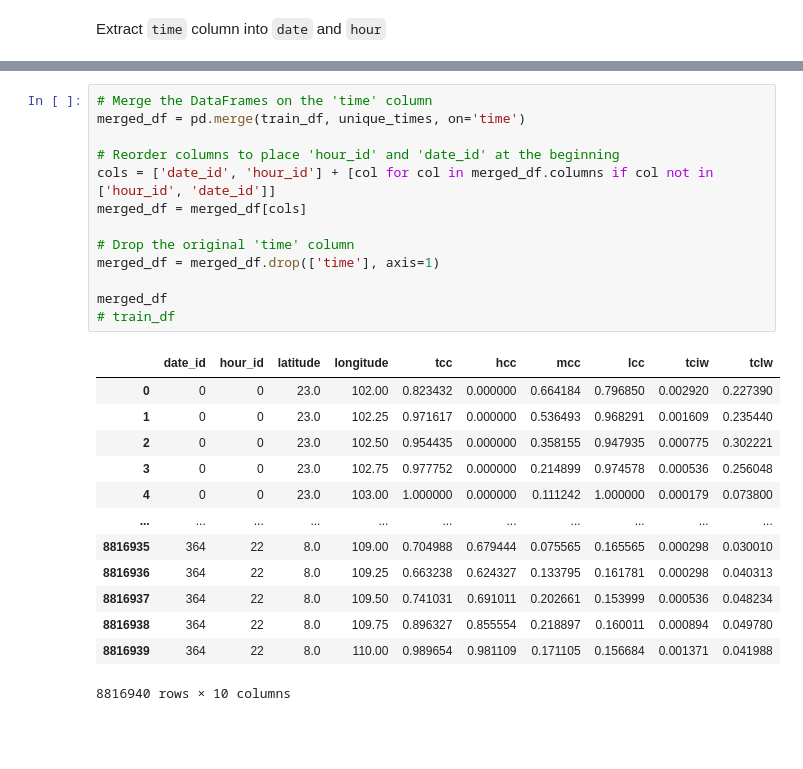
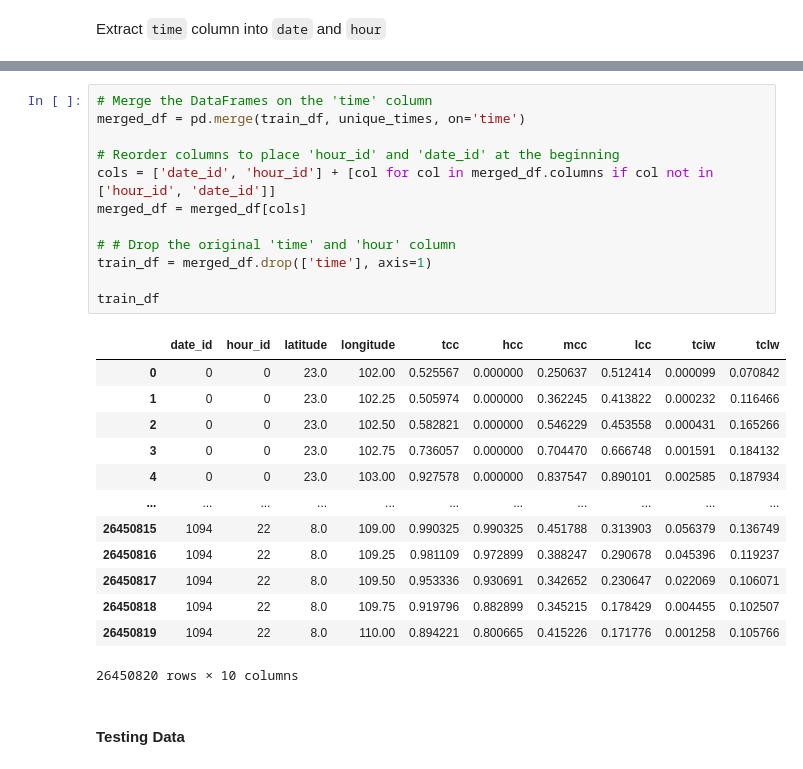
Before and after one commit to anhphan2705/cloud_predictor, a Jupyter notebook: notebooks/data_process.ipynb, the cells around one changed output, grey strips where cells are left out. Drawn from its saved outputs; the diff is of its cells as text; blank space fills up the shorter version.

```diff
--- a/notebooks/data_process.ipynb
+++ b/notebooks/data_process.ipynb
@@ -536,27 +530,28 @@ train_df
 # %%
 # Merge the DataFrames on the 'time' column
 merged_df = pd.merge(train_df, unique_times, on='time')
 
 # Reorder columns to place 'hour_id' and 'date_id' at the beginning
 cols = ['date_id', 'hour_id'] + [col for col in merged_df.columns if col not in ['hour_id', 'date_id']]
 merged_df = merged_df[cols]
 
-# Drop the original 'time' column
-merged_df = merged_df.drop(['time'], axis=1)
+# # Drop the original 'time' and 'hour' column
+train_df = merged_df.drop(['time'], axis=1)
 
-merged_df
-# train_df
+train_df
 # %% [output]
 |  | date_id | hour_id | latitude | longitude | tcc | hcc | mcc | lcc | tciw | tclw |
-| 0 | 0 | 0 | 23.0 | 102.00 | 0.823432 | 0.000000 | 0.664184 | 0.796850 | 0.002920 | 0.227390 |
-| 1 | 0 | 0 | 23.0 | 102.25 | 0.971617 | 0.000000 | 0.536493 | 0.968291 | 0.001609 | 0.235440 |
-| 2 | 0 | 0 | 23.0 | 102.50 | 0.954435 | 0.000000 | 0.358155 | 0.947935 | 0.000775 | 0.302221 |
-| 3 | 0 | 0 | 23.0 | 102.75 | 0.977752 | 0.000000 | 0.214899 | 0.974578 | 0.000536 | 0.256048 |
-| 4 | 0 | 0 | 23.0 | 103.00 | 1.000000 | 0.000000 | 0.111242 | 1.000000 | 0.000179 | 0.073800 |
+| 0 | 0 | 0 | 23.0 | 102.00 | 0.525567 | 0.000000 | 0.250637 | 0.512414 | 0.000099 | 0.070842 |
+| 1 | 0 | 0 | 23.0 | 102.25 | 0.505974 | 0.000000 | 0.362245 | 0.413822 | 0.000232 | 0.116466 |
+| 2 | 0 | 0 | 23.0 | 102.50 | 0.582821 | 0.000000 | 0.546229 | 0.453558 | 0.000431 | 0.165266 |
+| 3 | 0 | 0 | 23.0 | 102.75 | 0.736057 | 0.000000 | 0.704470 | 0.666748 | 0.001591 | 0.184132 |
+| 4 | 0 | 0 | 23.0 | 103.00 | 0.927578 | 0.000000 | 0.837547 | 0.890101 | 0.002585 | 0.187934 |
 | ... | ... | ... | ... | ... | ... | ... | ... | ... | ... | ... |
-| 8816935 | 364 | 22 | 8.0 | 109.00 | 0.704988 | 0.679444 | 0.075565 | 0.165565 | 0.000298 | 0.030010 |
-| 8816936 | 364 | 22 | 8.0 | 109.25 | 0.663238 | 0.624327 | 0.133795 | 0.161781 | 0.000298 | 0.040313 |
-| 8816937 | 364 | 22 | 8.0 | 109.50 | 0.741031 | 0.691011 | 0.202661 | 0.153999 | 0.000536 | 0.048234 |
-| 8816938 | 364 | 22 | 8.0 | 109.75 | 0.896327 | 0.855554 | 0.218897 | 0.160011 | 0.000894 | 0.049780 |
-| 8816939 | 364 | 22 | 8.0 | 110.00 | 0.989654 | 0.981109 | 0.171105 | 0.156684 | 0.001371 | 0.041988 |
+| 26450815 | 1094 | 22 | 8.0 | 109.00 | 0.990325 | 0.990325 | 0.451788 | 0.313903 | 0.056379 | 0.136749 |
+| 26450816 | 1094 | 22 | 8.0 | 109.25 | 0.981109 | 0.972899 | 0.388247 | 0.290678 | 0.045396 | 0.119237 |
+| 26450817 | 1094 | 22 | 8.0 | 109.50 | 0.953336 | 0.930691 | 0.342652 | 0.230647 | 0.022069 | 0.106071 |
+| 26450818 | 1094 | 22 | 8.0 | 109.75 | 0.919796 | 0.882899 | 0.345215 | 0.178429 | 0.004455 | 0.102507 |
+| 26450819 | 1094 | 22 | 8.0 | 110.00 | 0.894221 | 0.800665 | 0.415226 | 0.171776 | 0.001258 | 0.105766 |
-8816940 rows × 10 columns
+26450820 rows × 10 columns
+# %% [markdown]
+#### Testing Data
```
Also changed, not shown: parts of 43 cells of this notebook, 2 other files.
